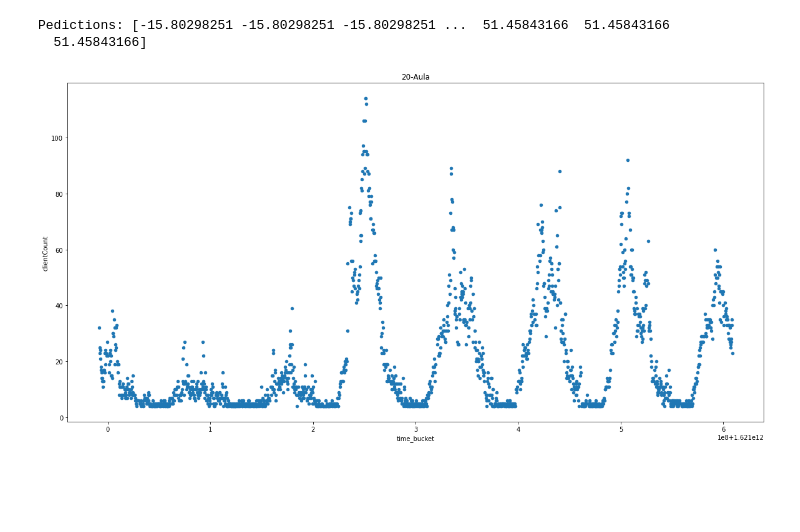
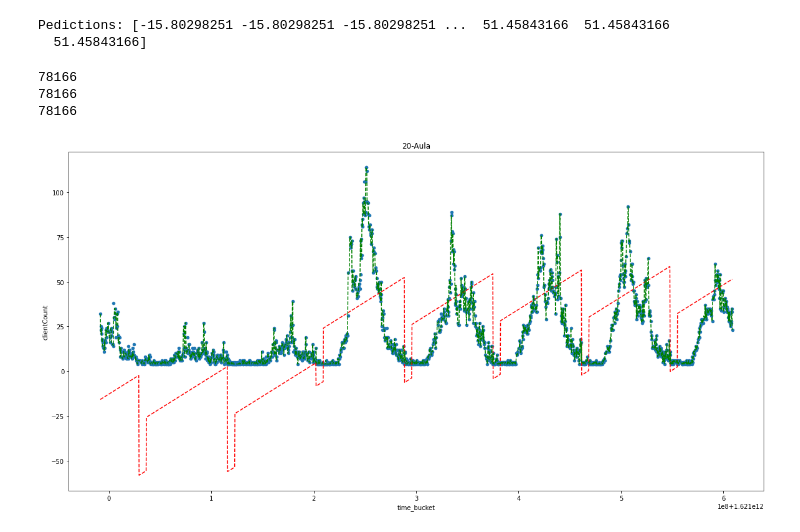
Before and after one commit to sebranchett/wifi_blog, a Jupyter notebook: smaller_to_check.ipynb, the cells around one changed output. Saved outputs shown, nothing was run; the diff lists cells and outputs as text; code cells hidden in the pictures; blank space fills up the shorter version.

Commit message:
nice graph of lin-reg under and tree-reg over fitting

```diff
--- a/smaller_to_check.ipynb
+++ b/smaller_to_check.ipynb
@@ -419,9 +419,20 @@ print("Pedictions:", lin_reg.predict(test_prepared))
 # %% [output]
 Pedictions: [-15.80298251 -15.80298251 -15.80298251 ...  51.45843166  51.45843166
   51.45843166]
+# %%
+lin_preds = lin_reg.predict(test_prepared)
+print(len(lin_preds))
+tree_preds = tree_reg.predict(test_prepared)
+print(len(tree_preds))
+xes = test["time_bucket"]
+print(len(xes))
+# %% [output]
+78166
+78166
+78166
 # %%
 strat_train_set.loc[strat_train_set["building"] == "20-Aula"].plot(kind="scatter", x="time_bucket", y="clientCount", figsize=(20,10)).set_title("20-Aula")
-
+plt.plot(xes, lin_preds, 'r--', xes, tree_preds, 'g--')
 plt.show()
 # %% [output]
-[figure, old version]
+[figure, new version]
```
Also changed, not shown: parts of 9 cells of this notebook.
